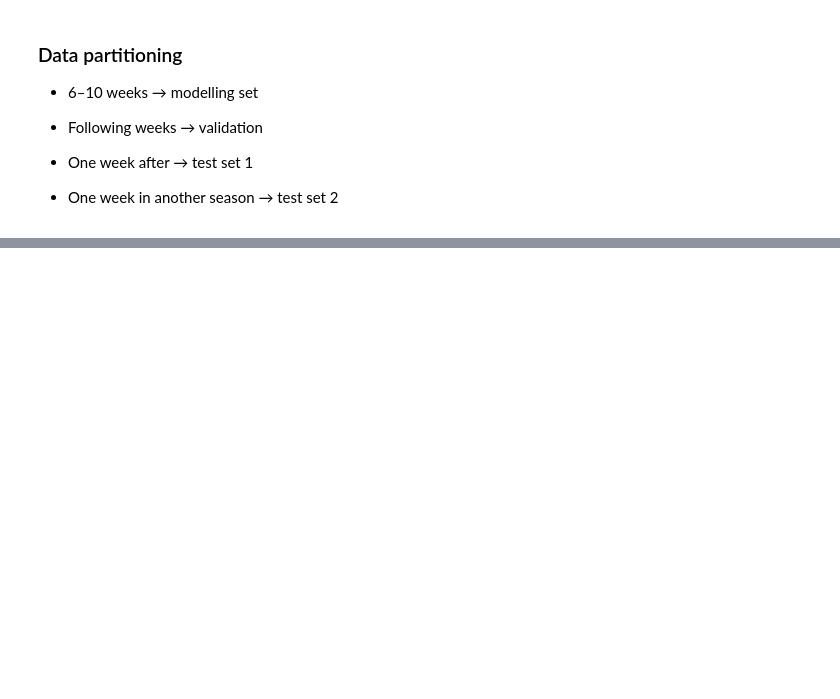
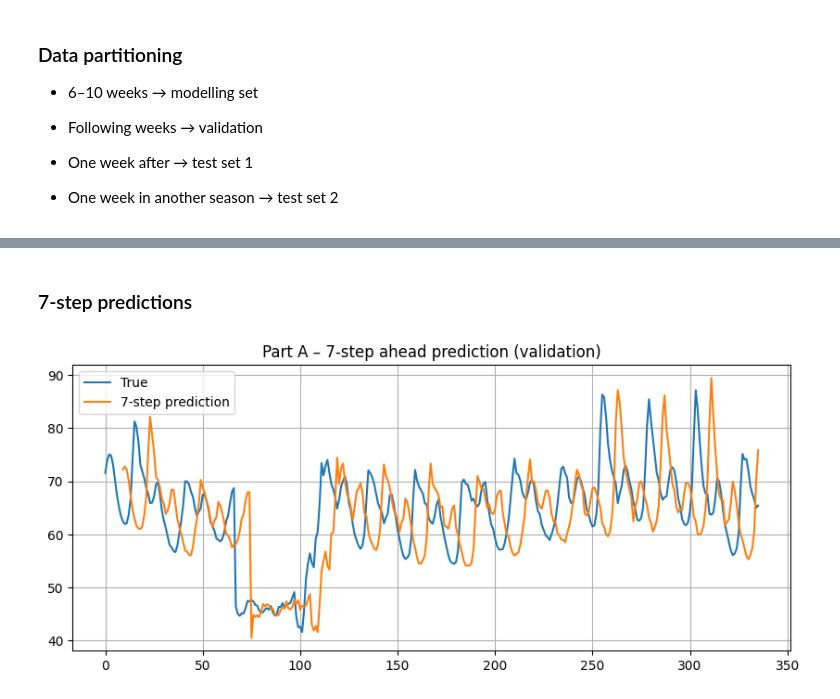
Before and after one commit to asifakhan09/MASM17-Time-series-analysis, a Jupyter notebook: Final Project/Asifa.ipynb, the cells around one changed output, grey strips where cells are left out. Saved outputs shown, nothing was run; the diff lists cells and outputs as text; code cells hidden in the pictures; blank space fills up the shorter version.

```diff
--- a/Final Project/Asifa.ipynb
+++ b/Final Project/Asifa.ipynb
@@ -287,0 +402,35 @@ Normalized variance: 0.999021124160317
+# %% [markdown]
+### 7-step predictions
+# %%
+# ==============================
+# Part A – 7-step ahead prediction
+# ==============================
+
+k = 7
+yhat_7 = np.zeros_like(y_val)
+yhat_7[:] = np.nan  # mark undefined points
+
+for t in range(max(na, nb), len(y_val) - k):
+    # start from true data up to time t
+    y_future = list(y_val[t-na:t])
+
+    for step in range(k):
+        reg = []
+        for i in range(1, na+1):
+            reg.append(y_future[-i])
+        for j in range(1, nb+1):
+            reg.append(u_val[t + step - j + 1])
+
+        y_next = np.dot(theta, reg)
+        y_future.append(y_next)
+
+    yhat_7[t + k] = y_future[-1]
+
+
+plt.plot(y_val, label="True")
+plt.plot(yhat_7, label="7-step prediction")
+plt.legend()
+plt.title("Part A – 7-step ahead prediction (validation)")
+plt.show()
+# %% [output]
+[figure, added]
```
Also changed, not shown: parts of 70 cells of this notebook.
